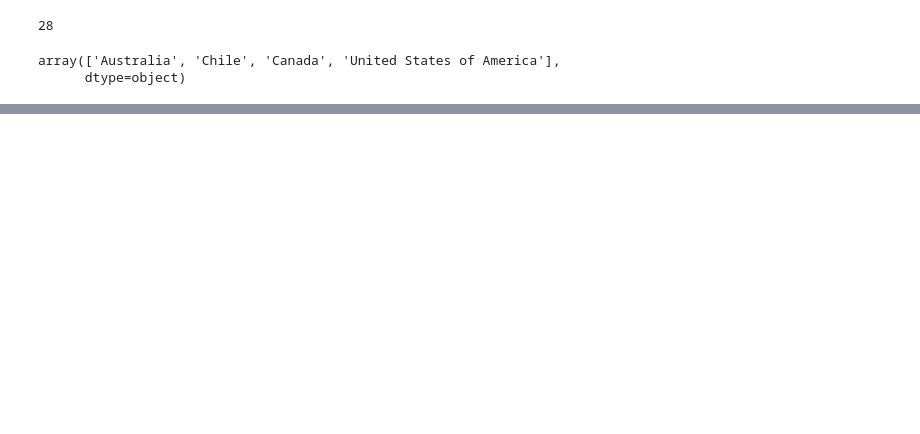
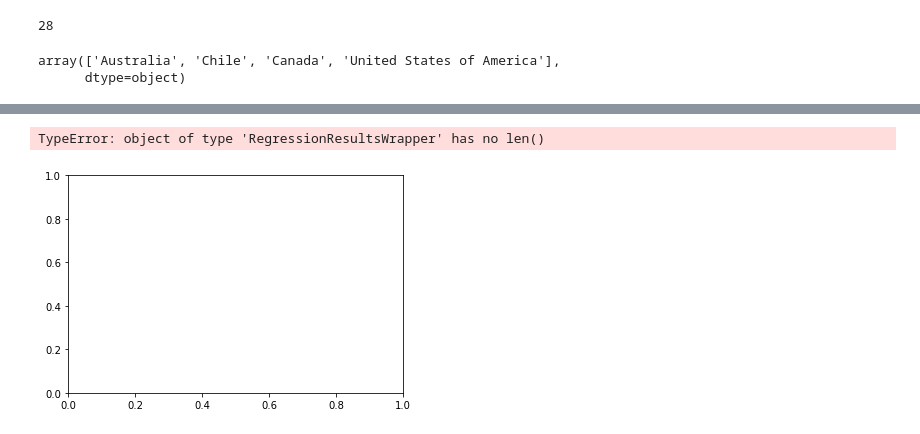
Before and after one commit to Team-Dynamite/Project-TNT, a Jupyter notebook: Notebooks/covid-airport.ipynb, the cells around one changed output, grey strips where cells are left out. Drawn from its saved outputs; the diff is of its cells as text; code cells hidden in the pictures; blank space fills up the shorter version.

```diff
--- a/Notebooks/covid-airport.ipynb
+++ b/Notebooks/covid-airport.ipynb
@@ -26,0 +78,5 @@ df.to_excel("covid_impact_on_airport_traffic.xlsx")
+# %%
+plt.hist(model)
+# %% [output]
+TypeError: object of type 'RegressionResultsWrapper' has no len()
+[figure, added]
```
Also changed, not shown: parts of 18 cells of this notebook.
